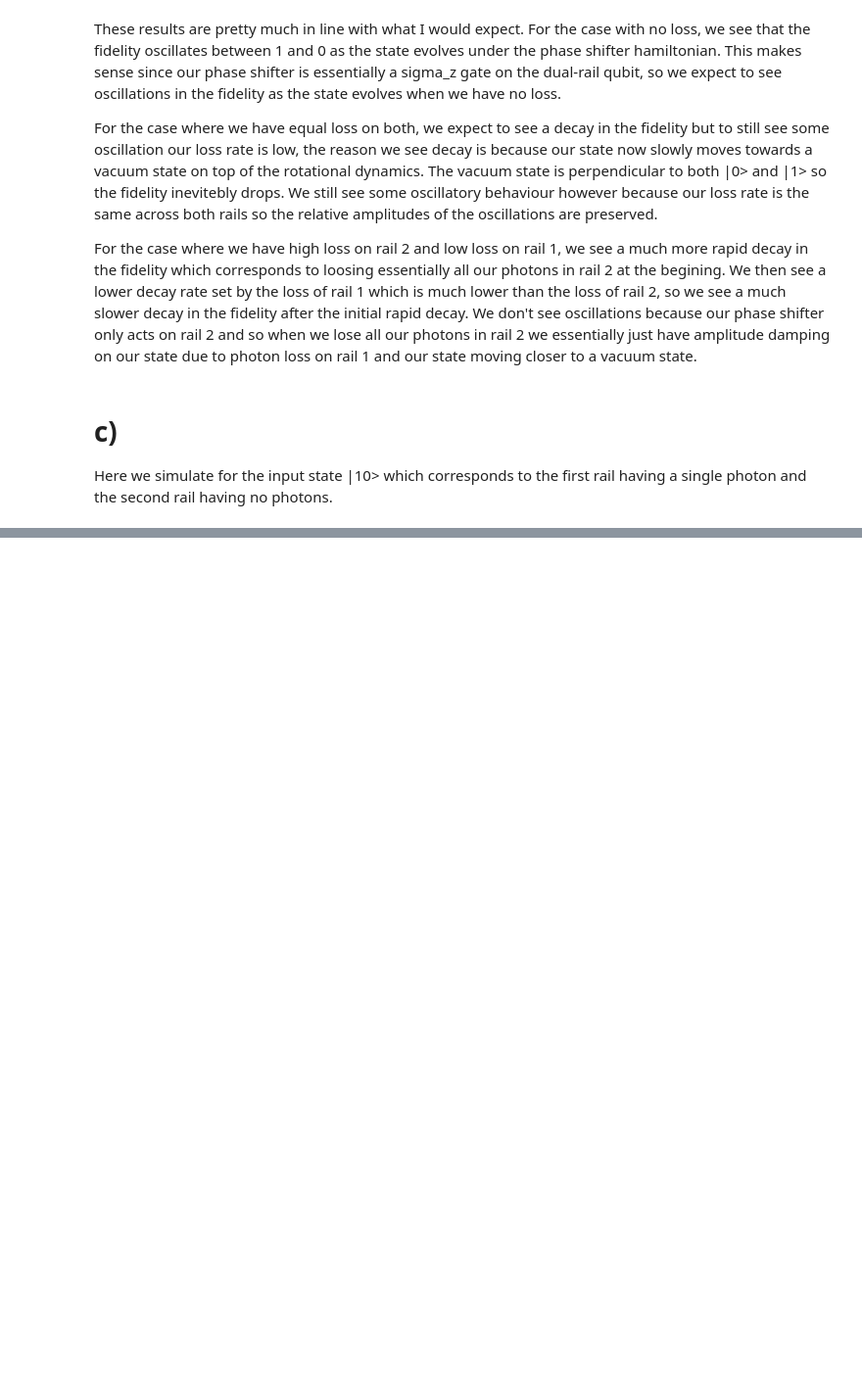
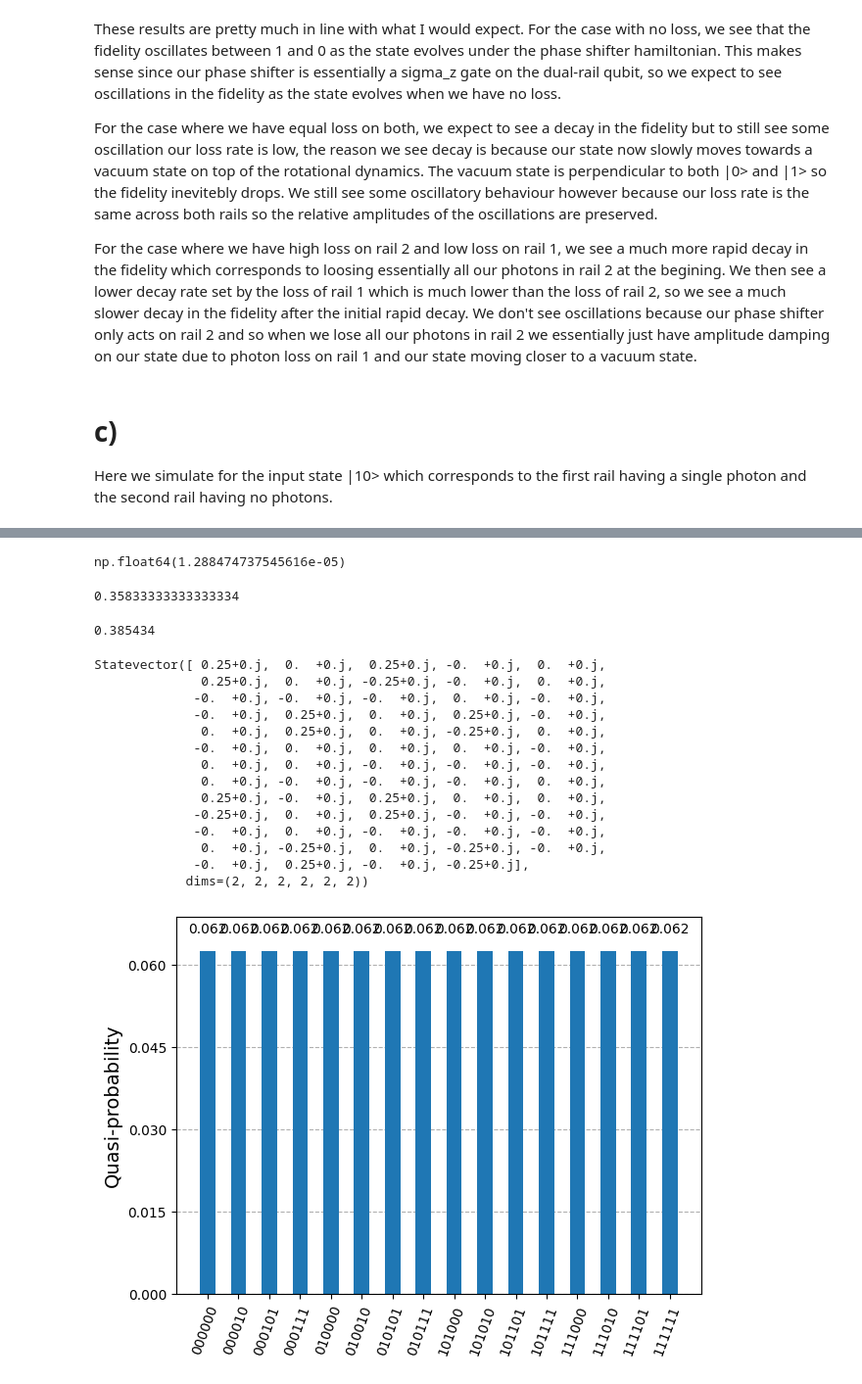
Before and after one commit to jjdcorke/jjdcorke, a Jupyter notebook: QIP Devices/dual_rail.ipynb, the cells around one changed output, grey strips where cells are left out. Shown at 98% size. Cells and saved outputs as stored; diff of their text form; code cells hidden in the pictures; blank space fills up the shorter version.

```diff
--- a/QIP Devices/dual_rail.ipynb
+++ b/QIP Devices/dual_rail.ipynb
@@ -112,0 +153,65 @@ A 50/50 beamsplitter corresponds to $\theta = \pi/4$, so we achieve a 50/50 beam
+# %%
+deltaE/587.865
+# %% [output]
+np.float64(1.288474737545616e-05)
+# %%
+500*10/0.18*12.9e-6
+# %% [output]
+0.35833333333333334
+# %%
+0.95*0.92*0.45*0.98
+# %% [output]
+0.385434
+# %%
+from qiskit import QuantumCircuit
+
+qc = QuantumCircuit(6)
+qc.h(0)
+qc.h(1)
+qc.h(2)
+qc.h(3)
+qc.h(4)
+qc.h(5)
+qc.cz(0,1)
+qc.cz(1,2)
+qc.cz(1,4)
+qc.cz(3,4)
+qc.cz(4,5)
+qc.h(0)
+qc.h(1)
+qc.h(2)
+qc.h(3)
+qc.h(4)
+qc.h(5)
+
+qc.draw("mpl")
+
+#get the state vector of the above circuit
+from qiskit.quantum_info import Statevector
+state = Statevector.from_instruction(qc)
+#format the state vector as a list of amplitudes
+with np.printoptions(precision=4, suppress=True):
+    print(state)
+
+#histogram of the amplitudes
+from qiskit.visualization import plot_histogram
+#make sure to only plot the states with non zero amplitudes
+non_zero_states = {state: prob for state, prob in state.probabilities_dict().items() if prob > 1e-16}
+import matplotlib.pyplot as plt
+plot_histogram(non_zero_states)
+# %% [output]
+Statevector([ 0.25+0.j,  0.  +0.j,  0.25+0.j, -0.  +0.j,  0.  +0.j,
+              0.25+0.j,  0.  +0.j, -0.25+0.j, -0.  +0.j,  0.  +0.j,
+             -0.  +0.j, -0.  +0.j, -0.  +0.j,  0.  +0.j, -0.  +0.j,
+             -0.  +0.j,  0.25+0.j,  0.  +0.j,  0.25+0.j, -0.  +0.j,
+              0.  +0.j,  0.25+0.j,  0.  +0.j, -0.25+0.j,  0.  +0.j,
+             -0.  +0.j,  0.  +0.j,  0.  +0.j,  0.  +0.j, -0.  +0.j,
+              0.  +0.j,  0.  +0.j, -0.  +0.j, -0.  +0.j, -0.  +0.j,
+              0.  +0.j, -0.  +0.j, -0.  +0.j, -0.  +0.j,  0.  +0.j,
+              0.25+0.j, -0.  +0.j,  0.25+0.j,  0.  +0.j,  0.  +0.j,
+             -0.25+0.j,  0.  +0.j,  0.25+0.j, -0.  +0.j, -0.  +0.j,
+             -0.  +0.j,  0.  +0.j, -0.  +0.j, -0.  +0.j, -0.  +0.j,
+              0.  +0.j, -0.25+0.j,  0.  +0.j, -0.25+0.j, -0.  +0.j,
+             -0.  +0.j,  0.25+0.j, -0.  +0.j, -0.25+0.j],
+            dims=(2, 2, 2, 2, 2, 2))
+[figure, added]
```
Also changed, not shown: parts of 9 cells of this notebook.
